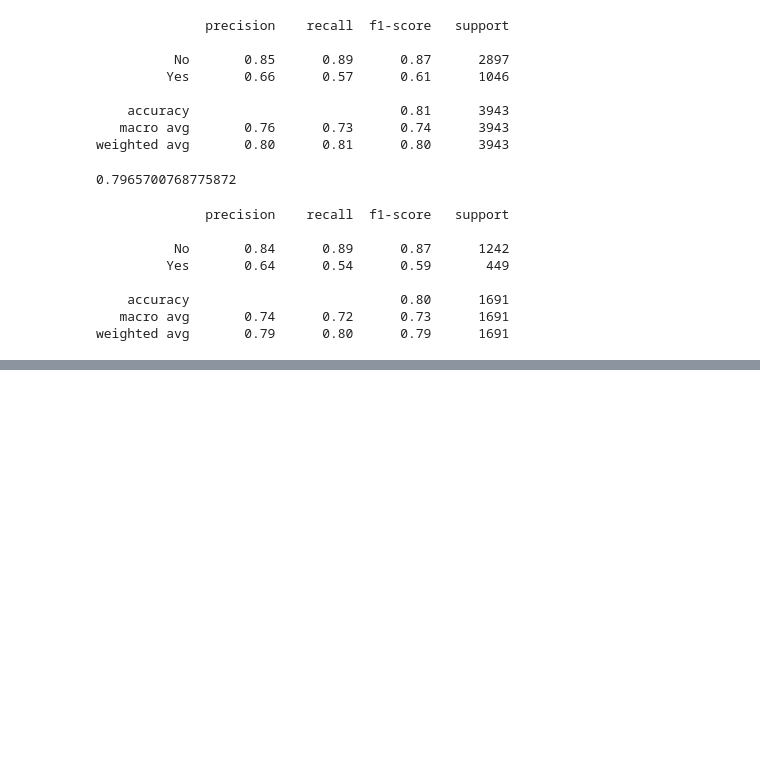
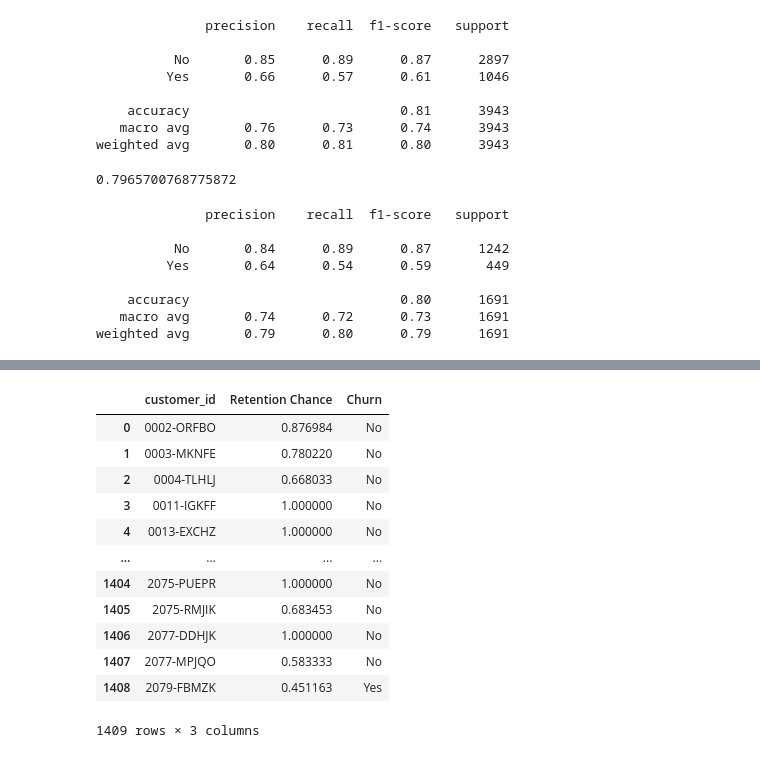
Before and after one commit to akonstans/Classification_Project, a Jupyter notebook: models1.ipynb, the cells around one changed output, grey strips where cells are left out. Cells and saved outputs as stored; diff of their text form; code cells hidden in the pictures; blank space fills up the shorter version.

Commit message:
wrapping up exploration acquire and prepare

```diff
--- a/models1.ipynb
+++ b/models1.ipynb
@@ -265,0 +293,9 @@ weighted avg       0.78      0.79      0.78      3943
+# %%
+telco_c = acquire.get_telco_data(nl.get_db_url)
+telco_c = telco_c.iloc[:, 1:]
+telco_c = telco_c.drop(['gender', 'senior_citizen', 'partner', 'phone_service', 'tech_support', 'streaming_tv',
+                    'streaming_movies', 'paperless_billing', 'internet_service_type', 'online_security', 'online_backup',
+                    'device_protection', 'internet_service_type_id', 'payment_type_id', 'contract_type_id', 'dependents',
+                    'tenure', 'multiple_lines', 'monthly_charges', 'total_charges', 'churn', 'contract_type', 'payment_type']
+                   , axis =1)
+telco_c
@@ -265,0 +316,4 @@ weighted avg       0.78      0.79      0.78      3943
+# %%
+churn_prob = train_tree.predict_proba(X_test)
+churn_prob = pd.DataFrame(churn_prob)
+churn_prob.drop(columns = 1)
@@ -265,0 +334,22 @@ weighted avg       0.78      0.79      0.78      3943
+# %%
+pred_churn = train_tree.predict(X_test)
+pred_churn = pd.DataFrame(pred_churn)
+pred_churn = pred_churn.rename(columns ={0 : 'Churn'})
+# %%
+predictions = pd.concat([telco_c, churn_prob, pred_churn], axis = 1).dropna().drop(columns = 1)
+predictions = predictions.rename(columns = {0 : 'Retention Chance'})
+predictions
+# %% [output]
+|  | customer_id | Retention Chance | Churn |
+| 0 | 0002-ORFBO | 0.876984 | No |
+| 1 | 0003-MKNFE | 0.780220 | No |
+| 2 | 0004-TLHLJ | 0.668033 | No |
+| 3 | 0011-IGKFF | 1.000000 | No |
+| 4 | 0013-EXCHZ | 1.000000 | No |
+| ... | ... | ... | ... |
+| 1404 | 2075-PUEPR | 1.000000 | No |
+| 1405 | 2075-RMJIK | 0.683453 | No |
+| 1406 | 2077-DDHJK | 1.000000 | No |
+| 1407 | 2077-MPJQO | 0.583333 | No |
+| 1408 | 2079-FBMZK | 0.451163 | Yes |
+1409 rows × 3 columns
```
Also changed, not shown: parts of 37 cells of this notebook, 5 other files.
